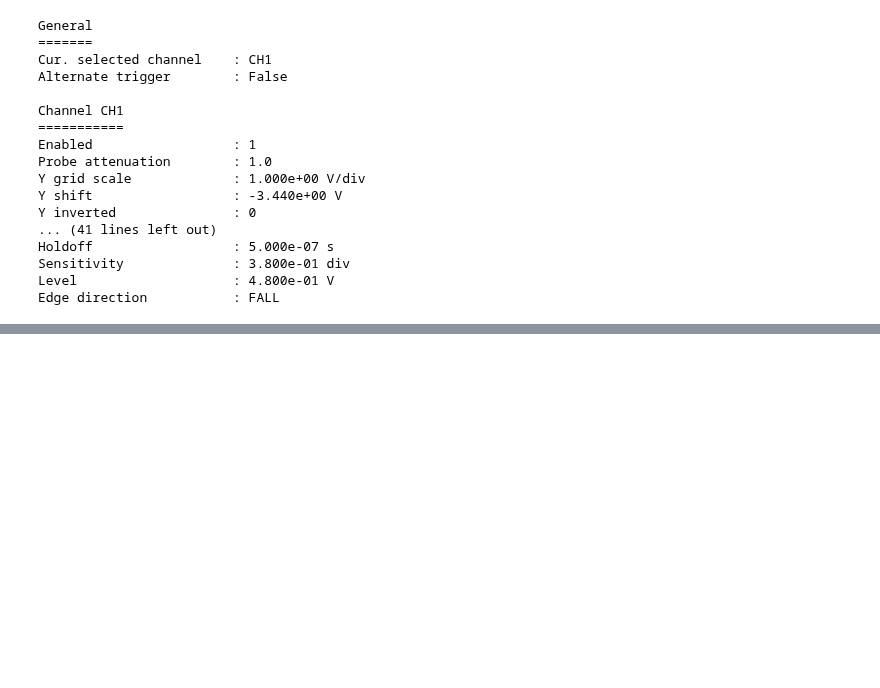
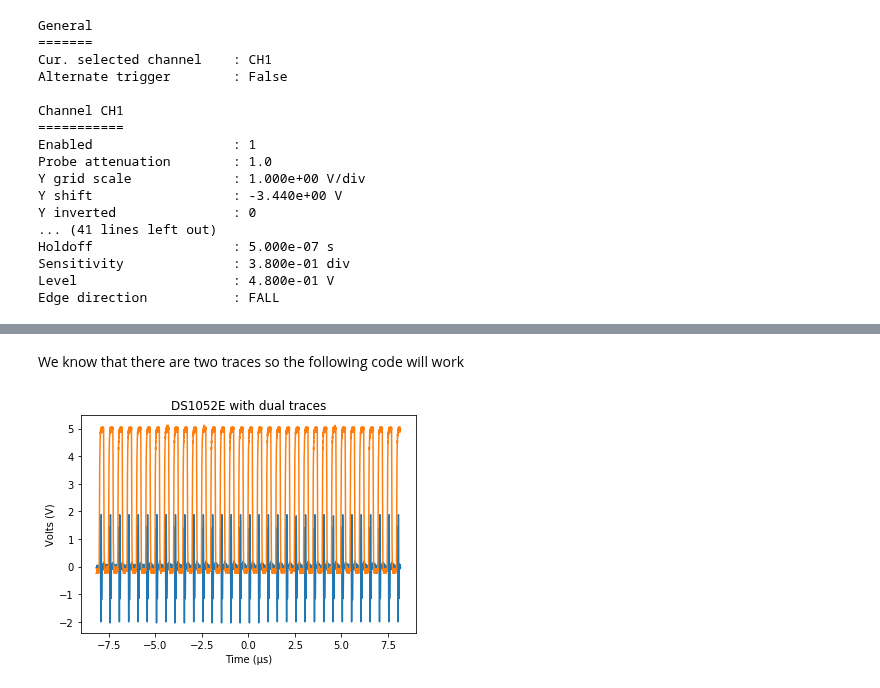
Before and after one commit to scottprahl/RigolWFM, a Jupyter notebook: doc/tutorial-reading-rigol-wfm-file.ipynb, the cells around one changed output, grey strips where cells are left out. Saved outputs shown, nothing was run; the diff lists cells and outputs as text; code cells hidden in the pictures; blank space fills up the shorter version.

```diff
--- a/doc/tutorial-reading-rigol-wfm-file.ipynb
+++ b/doc/tutorial-reading-rigol-wfm-file.ipynb
@@ -54,0 +84,16 @@ Edge direction           : FALL
+# %% [markdown]
+We know that there are two traces so the following code will work
+# %%
+data = wfm.signals("DS1052E.wfm")
+
+t,y1,y2 = data
+plt.plot(t * 1e6, y1)
+plt.plot(t * 1e6, y2)
+
+plt.xlabel("Time (µs)")
+plt.ylabel("Volts (V)")
+plt.title("DS1052E with dual traces")
+
+plt.show()
+# %% [output]
+[figure, added]
```
Also changed, not shown: parts of 11 cells of this notebook.
